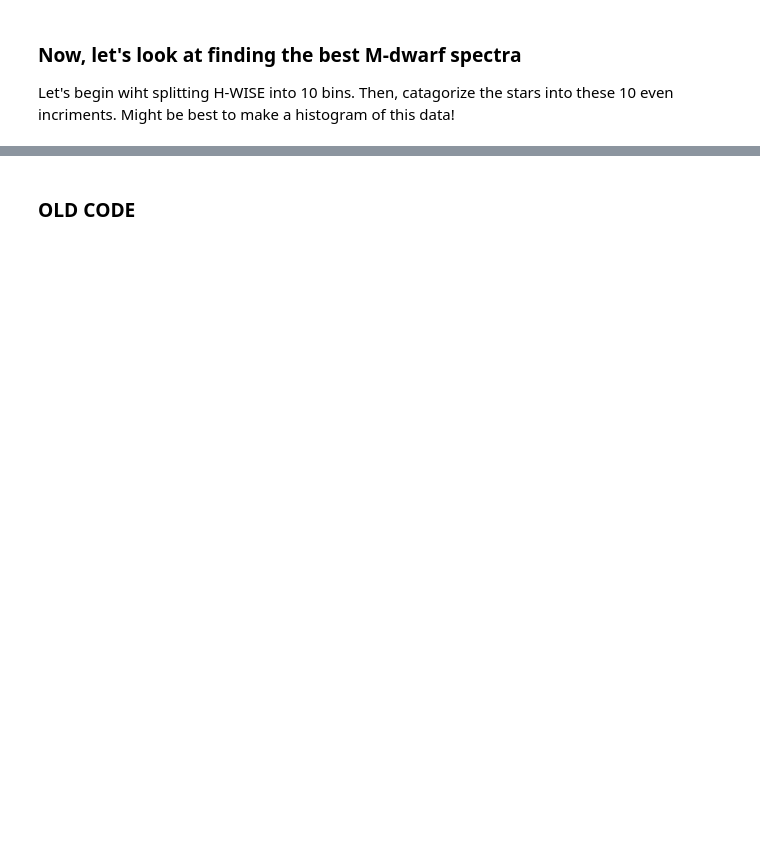
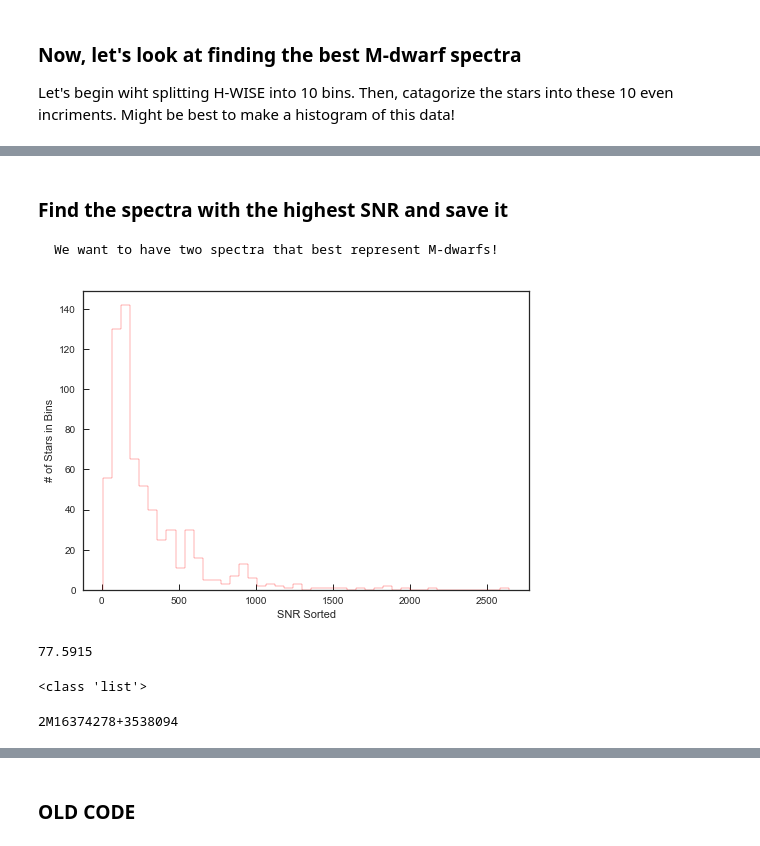
Before and after one commit to reynaa2/Routine, a Jupyter notebook: J-WISE vs H-WISE.ipynb, the cells around one changed output, grey strips where cells are left out. Drawn from its saved outputs; the diff is of its cells as text; code cells hidden in the pictures; blank space fills up the shorter version.

```diff
--- a/J-WISE vs H-WISE.ipynb
+++ b/J-WISE vs H-WISE.ipynb
@@ -186,0 +332,10 @@ plt.show()
+# %% [markdown]
+### Find the spectra with the highest SNR and save it
+    We want to have two spectra that best represent M-dwarfs!
+# %%
+(n1,bins1,patches1) = plt.hist(new_snr,bins='auto',color='red',histtype='step')
+plt.xlabel('SNR Sorted')
+plt.ylabel('# of Stars in Bins')
+plt.show()
+# %% [output]
+[figure, added]
@@ -186,0 +350,25 @@ plt.show()
+# %%
+j = 0
+rep_locID = []
+rep_apoID = []
+rep_snr = []
+
+for j in range(len(high_apoID)):
+    if high_HW[j] >= 0.32: #Lower bound of most populated bin
+        if high_HW[j] < 0.43: #Upper bound of most populated bin
+            if high_snr[j] > 70 and high_snr[j] < 125:
+                rep_snr.append(high_snr[j])
+                rep_locID.append(high_locID[j])
+                rep_apoID.append(high_apoID[j])
+print(min(rep_snr))
+# %% [output]
+77.5915
+# %%
+print(type(rep_apoID))
+# %% [output]
+<class 'list'>
+# %%
+rep_apoID = [s.strip('b') for s in rep_apoID]
+print(rep_apoID[0])
+# %% [output]
+2M16374278+3538094
```
Also changed, not shown: parts of 38 cells of this notebook.
